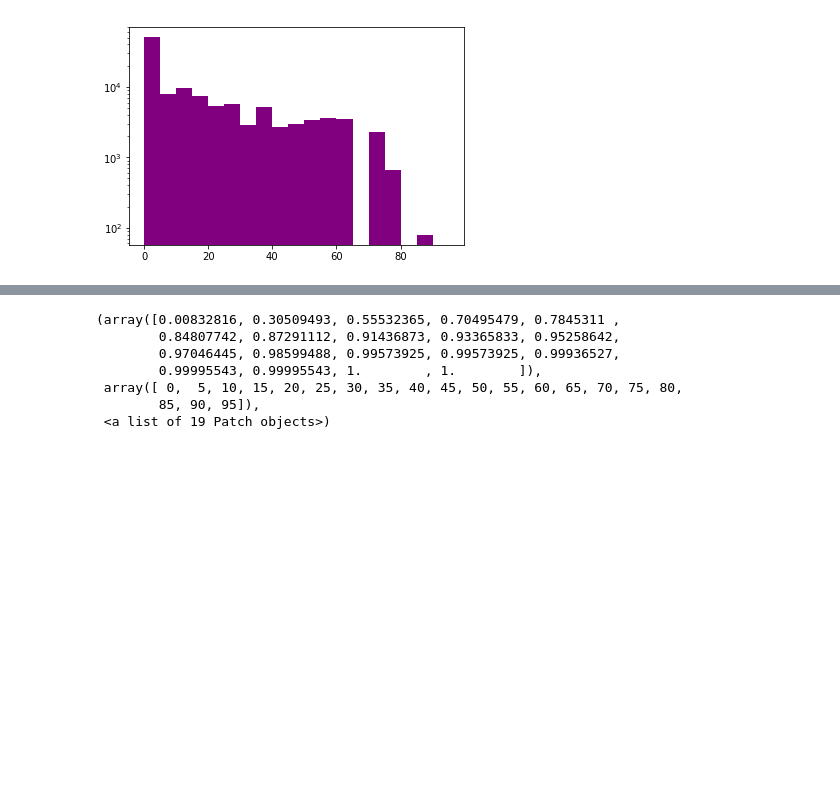
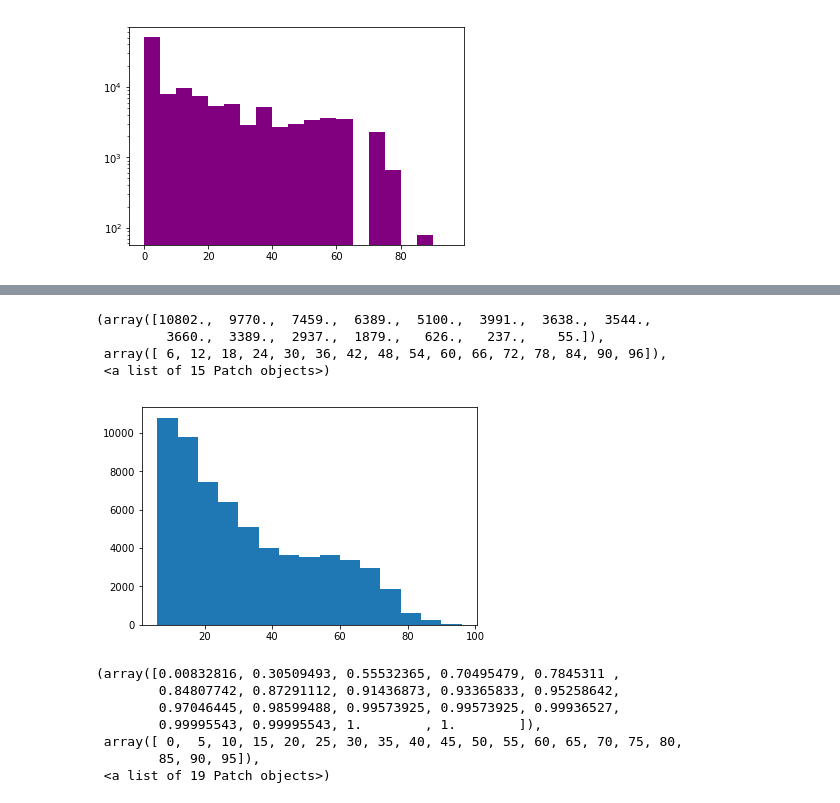
Before and after one commit to djgagne/deepsky, a Jupyter notebook: notebooks/ThompsonHail.ipynb, the cells around one changed output, grey strips where cells are left out. Cells and saved outputs as stored; diff of their text form; code cells hidden in the pictures; blank space fills up the shorter version.

```diff
--- a/notebooks/ThompsonHail.ipynb
+++ b/notebooks/ThompsonHail.ipynb
@@ -118,3 +129,12 @@ plt.gca().set_yscale("log")
+# %%
+plt.hist(hail_samples, bins=np.arange(6, 102, 6))
+#plt.gca().set_yscale('log')
+# %% [output]
+(array([10802.,  9770.,  7459.,  6389.,  5100.,  3991.,  3638.,  3544.,
+         3660.,  3389.,  2937.,  1879.,   626.,   237.,    55.]),
+ array([ 6, 12, 18, 24, 30, 36, 42, 48, 54, 60, 66, 72, 78, 84, 90, 96]),
+ <a list of 15 Patch objects>)
+[figure, added]
 # %%
 plt.hist(hail_sizes, bins=np.arange(0, 100, 5), density=True, cumulative=True)
 # %% [output]
```
Also changed, not shown: parts of 26 cells of this notebook, 1 other file.
